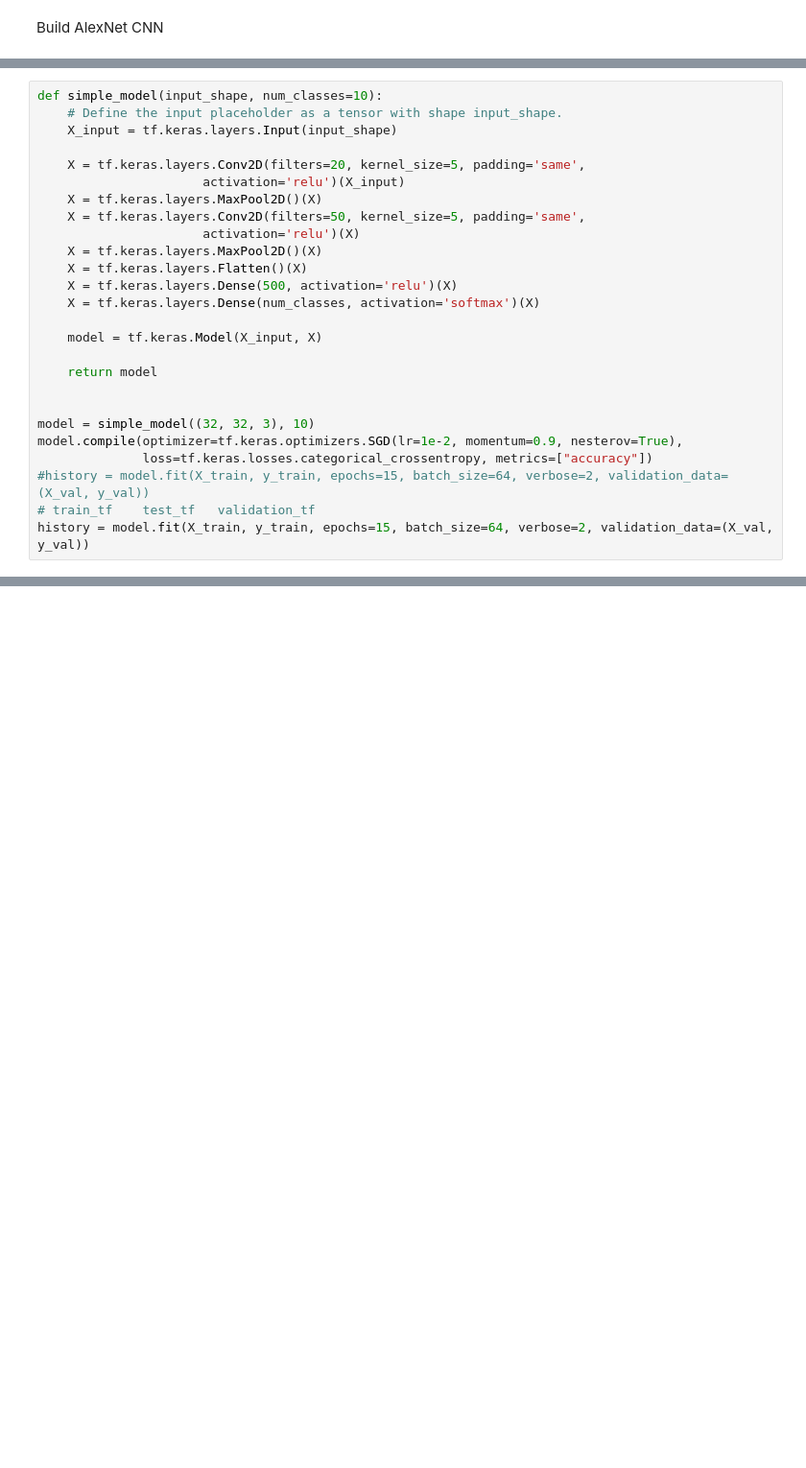
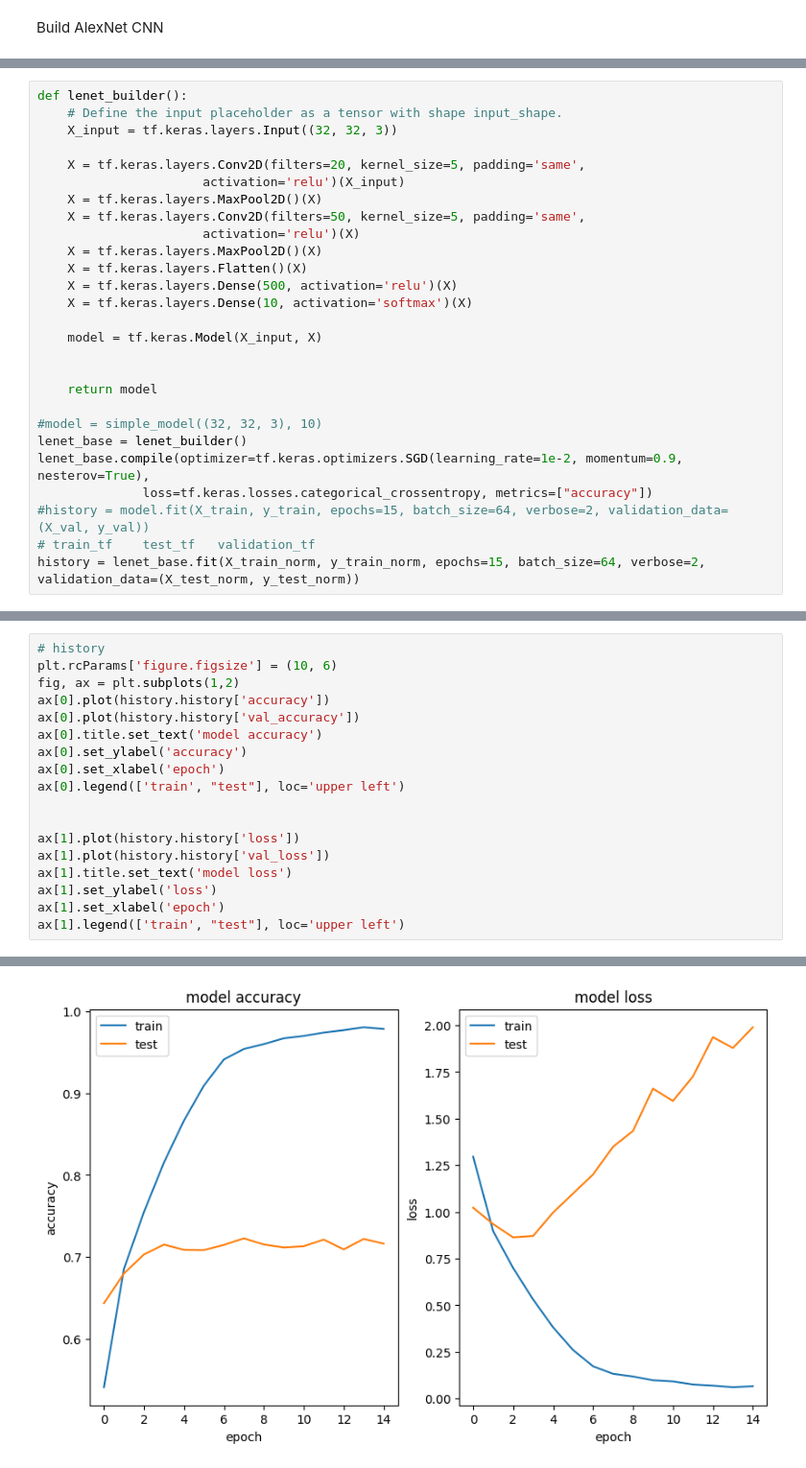
Before and after one commit to EdinK48/ITNPAI_Assignment_Edin_Kciku_3033225, a Jupyter notebook: ITNPAI1_assignment_Student3033225_TaskB.ipynb, the cells around one changed output, grey strips where cells are left out. Shown at 96% size. Drawn from its saved outputs; the diff is of its cells as text; blank space fills up the shorter version.

```diff
--- a/ITNPAI1_assignment_Student3033225_TaskB.ipynb
+++ b/ITNPAI1_assignment_Student3033225_TaskB.ipynb
@@ -191,7 +136,7 @@ Size Validation Data: 5000
 # %%
-def simple_model(input_shape, num_classes=10):
+def lenet_builder():
     # Define the input placeholder as a tensor with shape input_shape.
-    X_input = tf.keras.layers.Input(input_shape)
+    X_input = tf.keras.layers.Input((32, 32, 3))
 
     X = tf.keras.layers.Conv2D(filters=20, kernel_size=5, padding='same',
                       activation='relu')(X_input)
@@ -201,18 +146,19 @@ def simple_model(input_shape, num_classes=10):
     X = tf.keras.layers.MaxPool2D()(X)
     X = tf.keras.layers.Flatten()(X)
     X = tf.keras.layers.Dense(500, activation='relu')(X)
-    X = tf.keras.layers.Dense(num_classes, activation='softmax')(X)
+    X = tf.keras.layers.Dense(10, activation='softmax')(X)
 
     model = tf.keras.Model(X_input, X)
 
+
     return model
 
-
-model = simple_model((32, 32, 3), 10)
-model.compile(optimizer=tf.keras.optimizers.SGD(lr=1e-2, momentum=0.9, nesterov=True),
+#model = simple_model((32, 32, 3), 10)
+lenet_base = lenet_builder()
+lenet_base.compile(optimizer=tf.keras.optimizers.SGD(learning_rate=1e-2, momentum=0.9, nesterov=True),
               loss=tf.keras.losses.categorical_crossentropy, metrics=["accuracy"])
 #history = model.fit(X_train, y_train, epochs=15, batch_size=64, verbose=2, validation_data=(X_val, y_val))
 # train_tf    test_tf   validation_tf
-history = model.fit(X_train, y_train, epochs=15, batch_size=64, verbose=2, validation_data=(X_val, y_val))
+history = lenet_base.fit(X_train_norm, y_train_norm, epochs=15, batch_size=64, verbose=2, validation_data=(X_test_norm, y_test_norm))
 # %% [output]
 Epoch 1/15
@@ -273,0 +186,19 @@ NameError: ignored
+# %%
+# history
+plt.rcParams['figure.figsize'] = (10, 6)
+fig, ax = plt.subplots(1,2)
+ax[0].plot(history.history['accuracy'])
+ax[0].plot(history.history['val_accuracy'])
+ax[0].title.set_text('model accuracy')
+ax[0].set_ylabel('accuracy')
+ax[0].set_xlabel('epoch')
+ax[0].legend(['train', "test"], loc='upper left')
+
+
+ax[1].plot(history.history['loss'])
+ax[1].plot(history.history['val_loss'])
+ax[1].title.set_text('model loss')
+ax[1].set_ylabel('loss')
+ax[1].set_xlabel('epoch')
+ax[1].legend(['train', "test"], loc='upper left')
+# %% [output]
@@ -273,0 +206 @@ NameError: ignored
+[figure, added]
```
Also changed, not shown: parts of 15 cells of this notebook.
